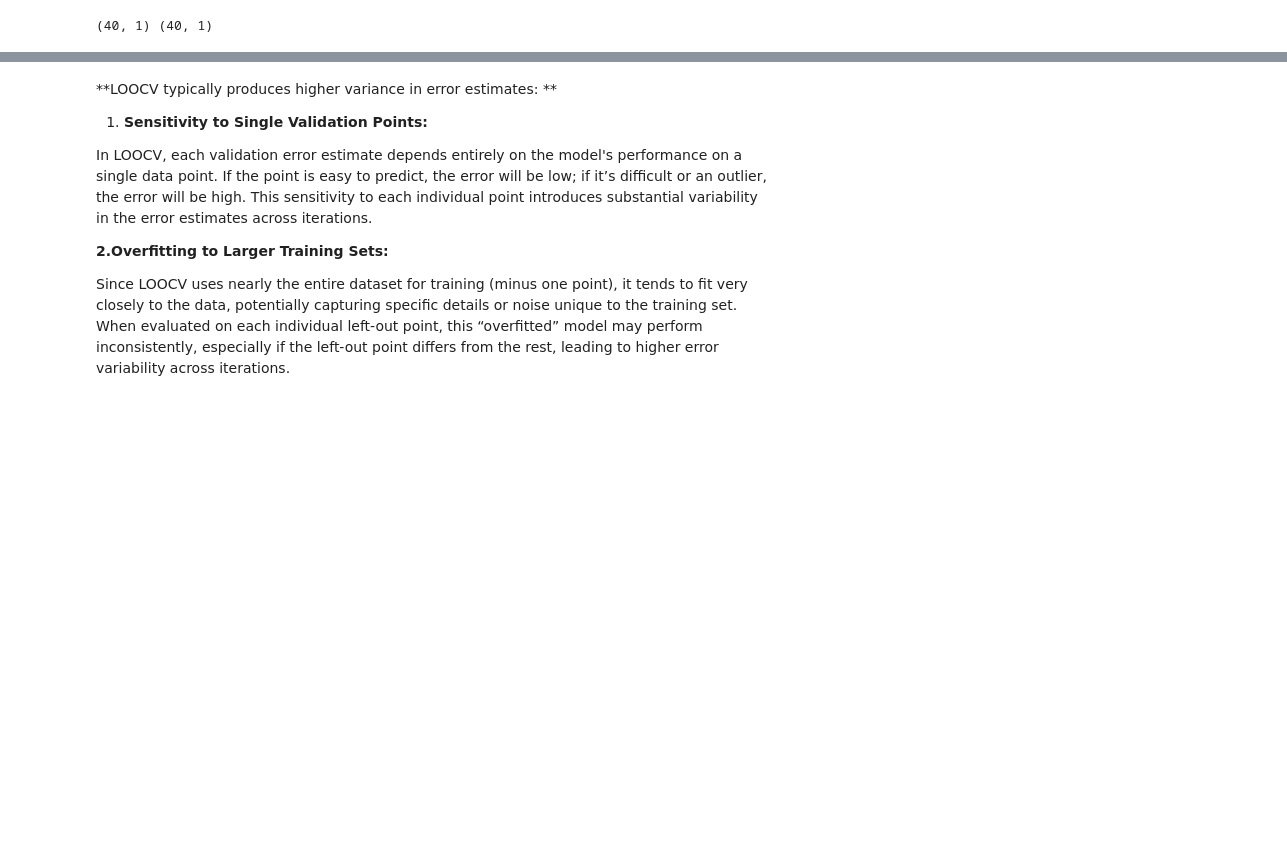
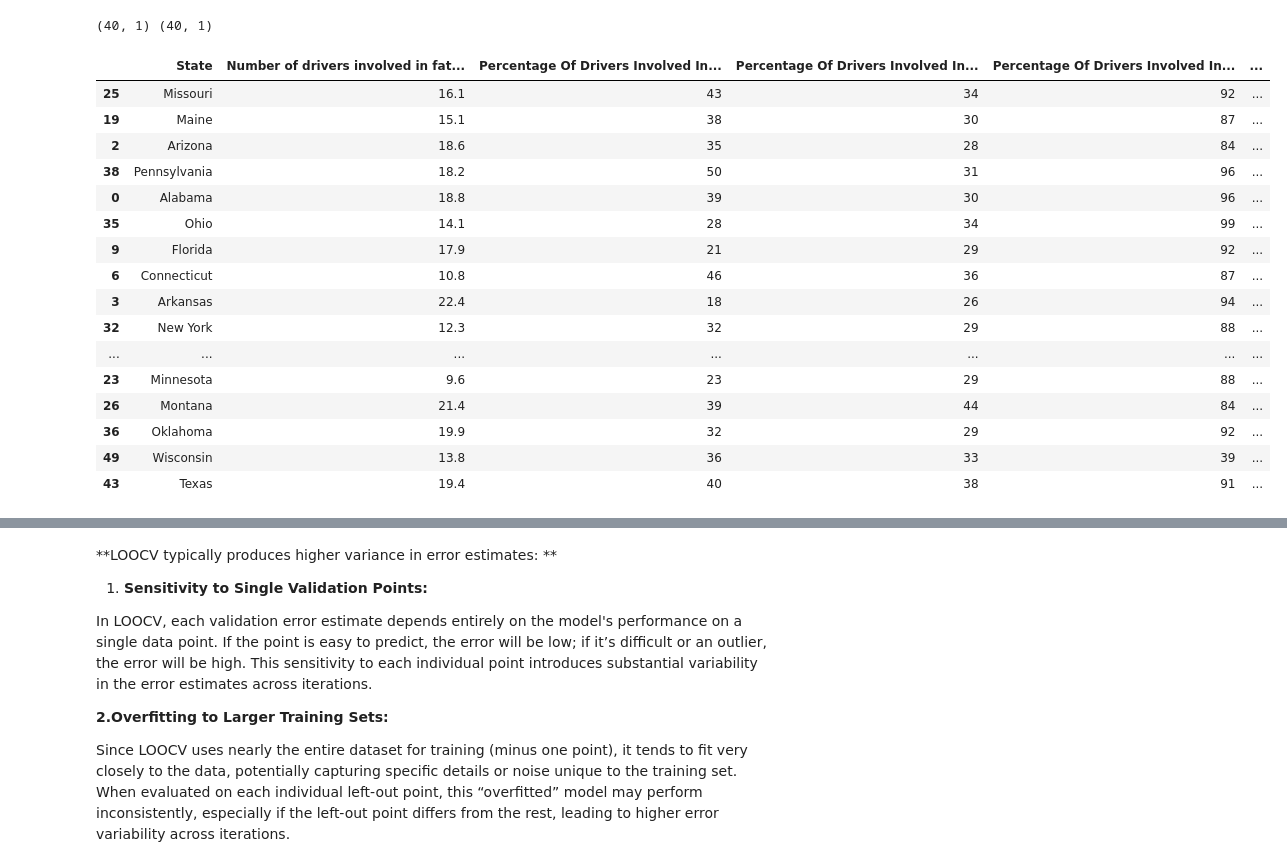
Before and after one commit to clearmindlearn/4510-Fall-2025, a Jupyter notebook: Ch8-Performance/Ch8-6-Cross-Validation.ipynb, the cells around one changed output, grey strips where cells are left out. Saved outputs shown, nothing was run; the diff lists cells and outputs as text; code cells hidden in the pictures; blank space fills up the shorter version.

```diff
--- a/Ch8-Performance/Ch8-6-Cross-Validation.ipynb
+++ b/Ch8-Performance/Ch8-6-Cross-Validation.ipynb
@@ -14,18 +14,38 @@ Drive already mounted at /content/drive; to attempt to forcibly remount, call dr
 # %%
 # Import dataset
-badDrivers = pd.read_csv('/content/drive/MyDrive/Colab Notebooks/ZybookDataScience/Data/bad-drivers.csv')
+badDrivers = pd.read_csv('/content/drive/MyDrive/Colab Notebooks/4510/2025-Fall-Lecture/Ch8-Performance/Data/bad-drivers.csv')
 
 # Split off 20% of the data to be left out as test data
 badDriversTrainingdata, testData = train_test_split(badDrivers, test_size=0.20)
+
 
 # Store relevant columns as variables
 X = badDriversTrainingdata[
     ['Losses incurred by insurance companies for collisions per insured driver ($)']
 ].values.reshape(-1, 1)
 y = badDriversTrainingdata[['Car Insurance Premiums ($)']].values.reshape(-1, 1)
 print(X.shape,y.shape)
+
+badDriversTrainingdata
 # %% [output]
 (40, 1) (40, 1)
+|  | State | Number of drivers involved in fat... | Percentage Of Drivers Involved In... | Percentage Of Drivers Involved In... | Percentage Of Drivers Involved In... | ... |
+| 25 | Missouri | 16.1 | 43 | 34 | 92 | ... |
+| 19 | Maine | 15.1 | 38 | 30 | 87 | ... |
+| 2 | Arizona | 18.6 | 35 | 28 | 84 | ... |
+| 38 | Pennsylvania | 18.2 | 50 | 31 | 96 | ... |
+| 0 | Alabama | 18.8 | 39 | 30 | 96 | ... |
+| 35 | Ohio | 14.1 | 28 | 34 | 99 | ... |
+| 9 | Florida | 17.9 | 21 | 29 | 92 | ... |
+| 6 | Connecticut | 10.8 | 46 | 36 | 87 | ... |
+| 3 | Arkansas | 22.4 | 18 | 26 | 94 | ... |
+| 32 | New York | 12.3 | 32 | 29 | 88 | ... |
+| ... | ... | ... | ... | ... | ... | ... |
+| 23 | Minnesota | 9.6 | 23 | 29 | 88 | ... |
+| 26 | Montana | 21.4 | 39 | 44 | 84 | ... |
+| 36 | Oklahoma | 19.9 | 32 | 29 | 92 | ... |
+| 49 | Wisconsin | 13.8 | 36 | 33 | 39 | ... |
+| 43 | Texas | 19.4 | 40 | 38 | 91 | ... |
 # %%
 # Fit a linear model to the data
 linModel = LinearRegression()
```
Also changed, not shown: parts of 5 cells of this notebook, 8 other files.
